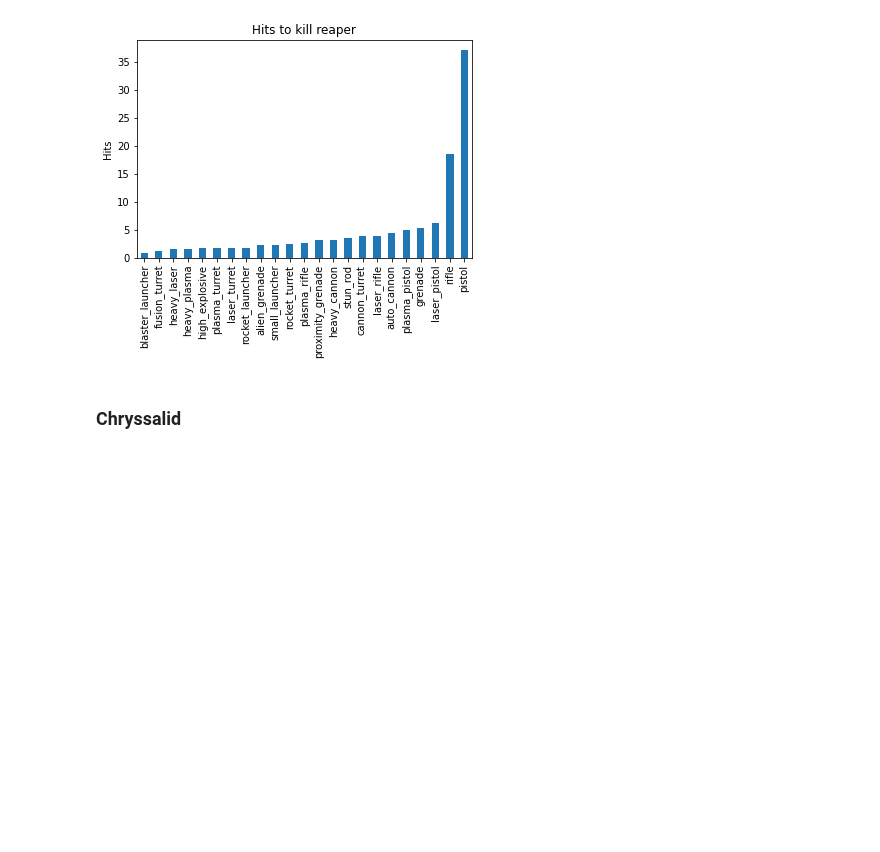
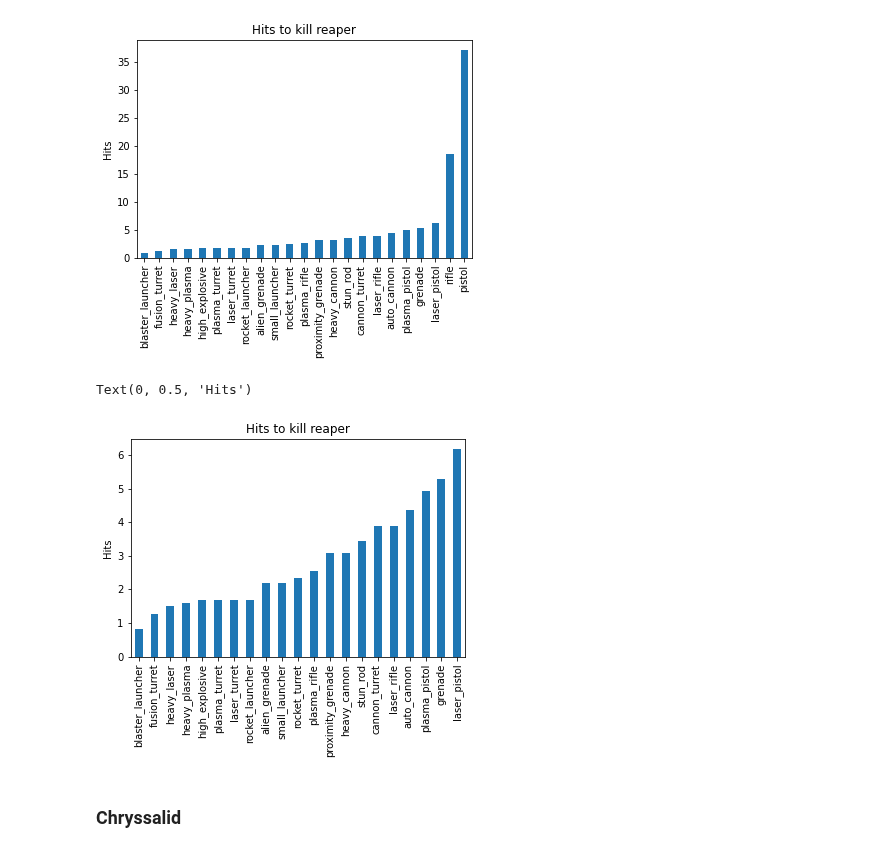
Before and after one commit to Bernardo-MG/xcom-analysis-jupyter-notebook, a Jupyter notebook: enemy_unknown/enemy_survivability.ipynb, the cells around one changed output. Drawn from its saved outputs; the diff is of its cells as text; code cells hidden in the pictures; blank space fills up the shorter version.

```diff
--- a/enemy_unknown/enemy_survivability.ipynb
+++ b/enemy_unknown/enemy_survivability.ipynb
@@ -280,6 +280,13 @@ ax.set_ylabel("Hits")
 # %% [output]
 Text(0, 0.5, 'Hits')
 [figure]
+# %%
+ax = hits_to_kill_graph[hits_to_kill_graph["hits_to_kill"] < 15].plot.bar(title="Hits to kill reaper", legend=False)
+ax.xaxis.get_label().set_visible(False)
+ax.set_ylabel("Hits")
+# %% [output]
+Text(0, 0.5, 'Hits')
+[figure, added]
 # %% [markdown]
 ### Chryssalid
 # %%
```
Also changed, not shown: parts of 6 cells of this notebook, 1 other file.
